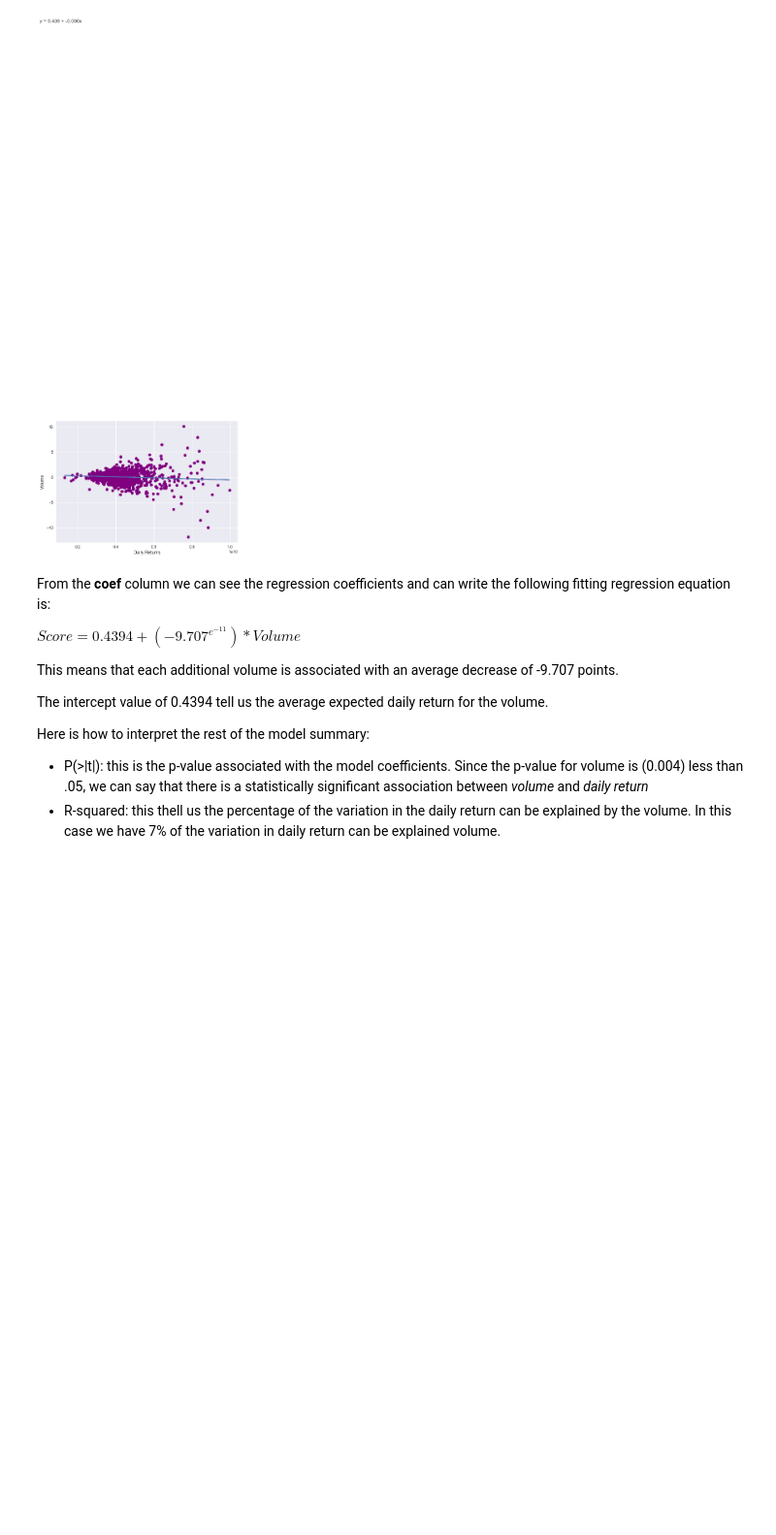
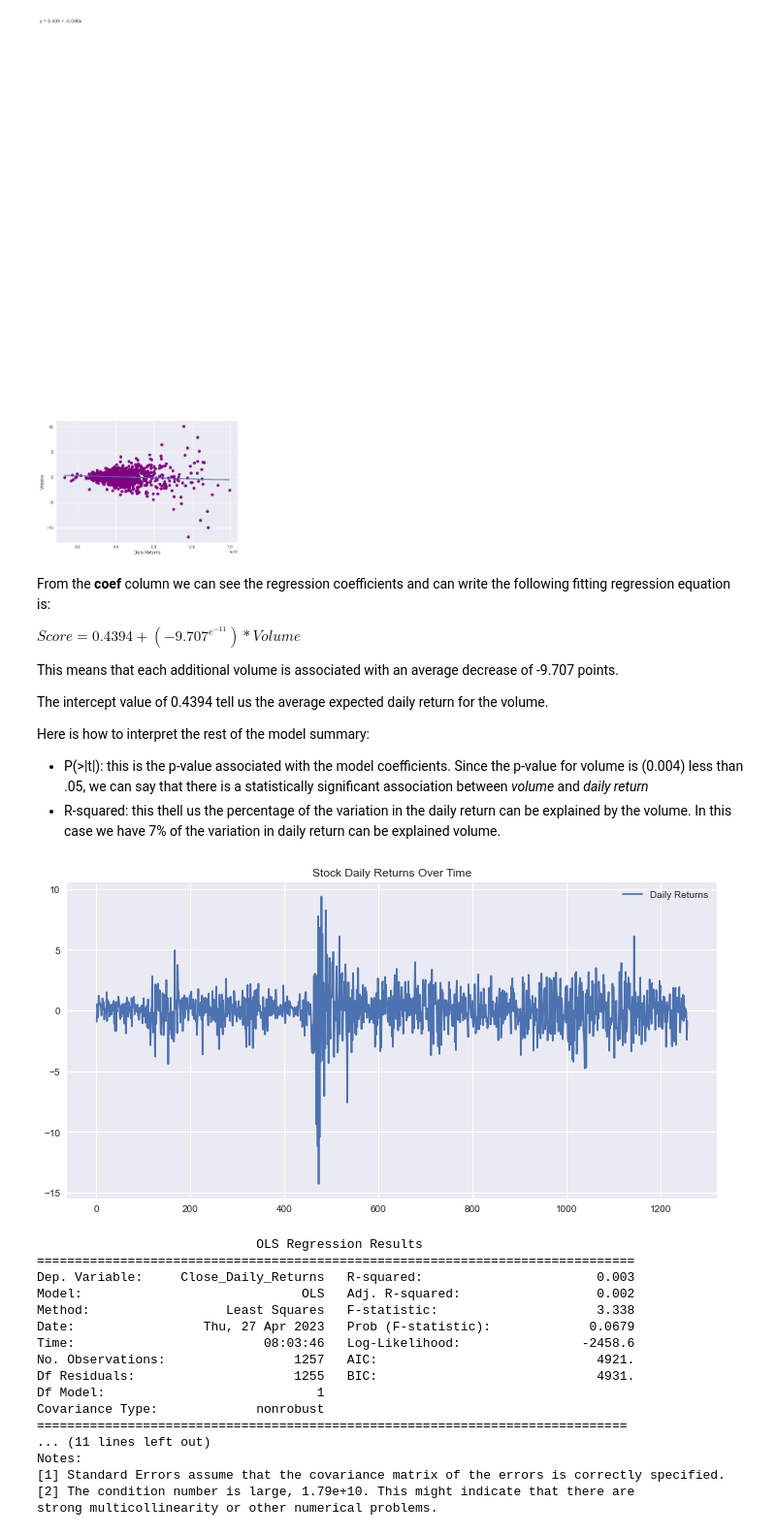
Before and after one commit to AndreaBe99/ai4traiding-project, a Jupyter notebook: notebook/dynamic_volum-return_correlation.ipynb, the cells around one changed output. Shown at 97% size. Drawn from its saved outputs; the diff is of its cells as text; code cells hidden in the pictures; blank space fills up the shorter version.

Commit message:
UPDATE: add p-value explanation and other stock study

```diff
--- a/notebook/dynamic_volum-return_correlation.ipynb
+++ b/notebook/dynamic_volum-return_correlation.ipynb
@@ -34,7 +34,7 @@ import statsmodels.api as sm
 DIR_DATA = "../dataset/paper_dataset/"
 
 # Tickers for CSV files
-TICKERS = ["AXP", "NYA"]
+TICKERS = ["AXP", "NYA", "RUT"]
 # %% [markdown]
 ## Functions
 # %%
@@ -203,3 +207,25 @@ The intercept value of 0.4394 tell us the average expected daily return for the
 Here is how to interpret the rest of the model summary:
 - P(>|t|): this is the p-value associated with the model coefficients. Since the p-value for volume is (0.004) less than .05, we can say that there is a statistically significant association between *volume* and *daily return*
 - R-squared: this thell us the percentage of the variation in the daily return can be explained by the volume. In this case we have 7% of the variation in daily return can be explained volume.
+# %%
+# RUT (Russell 2000)
+see_ticker_stat(TICKERS[2])
+# %% [output]
+[figure, added]
+                             OLS Regression Results
+===============================================================================
+Dep. Variable:     Close_Daily_Returns   R-squared:                       0.003
+Model:                             OLS   Adj. R-squared:                  0.002
+Method:                  Least Squares   F-statistic:                     3.338
+Date:                 Thu, 27 Apr 2023   Prob (F-statistic):             0.0679
+Time:                         08:03:46   Log-Likelihood:                -2458.6
+No. Observations:                 1257   AIC:                             4921.
+Df Residuals:                     1255   BIC:                             4931.
+Df Model:                            1
+Covariance Type:             nonrobust
+==============================================================================
+... (11 lines left out)
+Notes:
+[1] Standard Errors assume that the covariance matrix of the errors is correctly specified.
+[2] The condition number is large, 1.79e+10. This might indicate that there are
+strong multicollinearity or other numerical problems.
```
Also changed, not shown: parts of 5 cells of this notebook, 2 other files.
